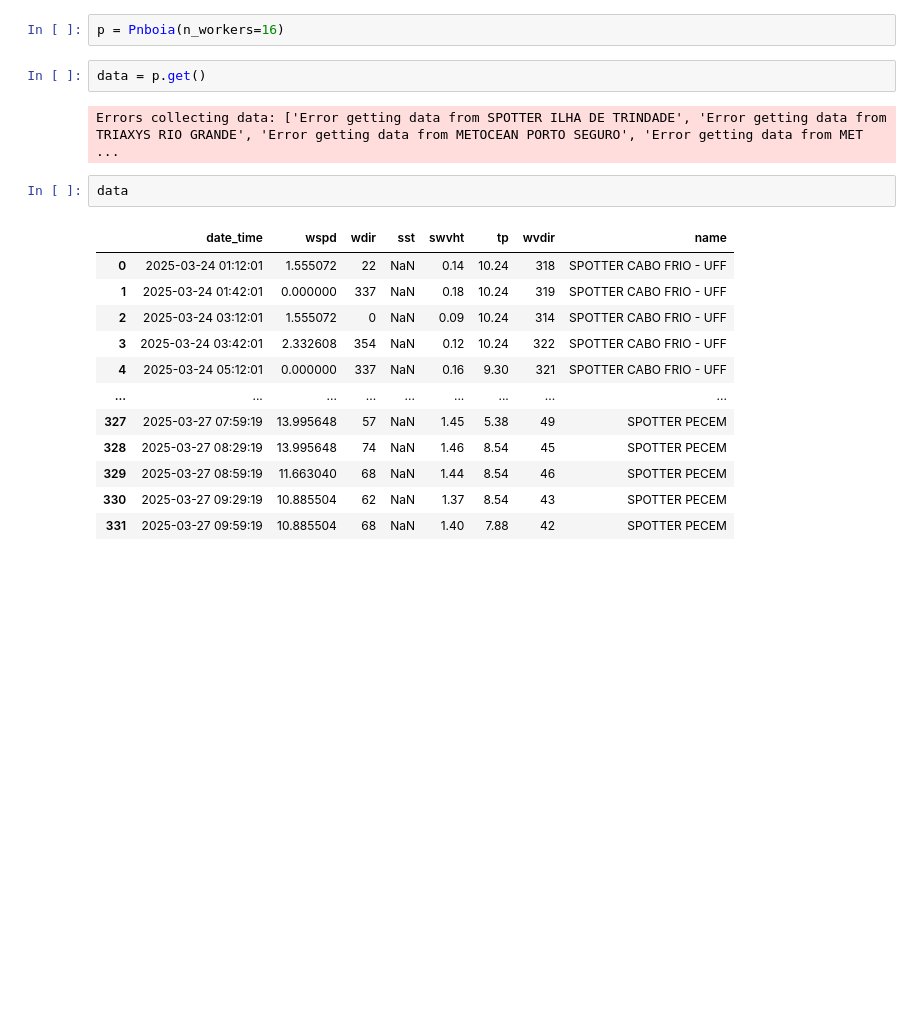
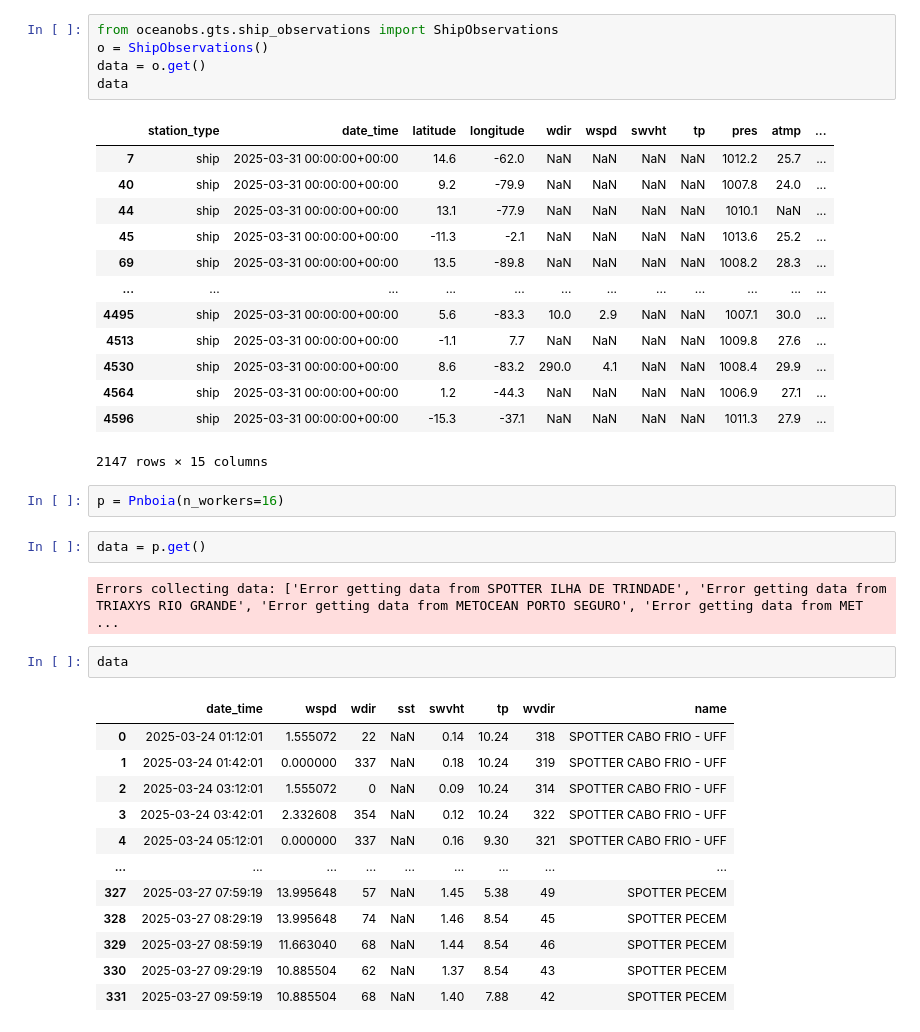
Before and after one commit to soutobias/oceanoobsbrasil, a Jupyter notebook: examples/notebooks/buoys/Untitled.ipynb, the cells around one changed output. Cells and saved outputs as stored; diff of their text form; blank space fills up the shorter version.

```diff
--- a/examples/notebooks/buoys/Untitled.ipynb
+++ b/examples/notebooks/buoys/Untitled.ipynb
@@ -89,3 +158,22 @@ df
+# %%
+from oceanobs.gts.ship_observations import ShipObservations
+o = ShipObservations()
+data = o.get()
+data
+# %% [output]
+|  | station_type | date_time | latitude | longitude | wdir | wspd | swvht | tp | pres | atmp | ... |
+| 7 | ship | 2025-03-31 00:00:00+00:00 | 14.6 | -62.0 | NaN | NaN | NaN | NaN | 1012.2 | 25.7 | ... |
+| 40 | ship | 2025-03-31 00:00:00+00:00 | 9.2 | -79.9 | NaN | NaN | NaN | NaN | 1007.8 | 24.0 | ... |
+| 44 | ship | 2025-03-31 00:00:00+00:00 | 13.1 | -77.9 | NaN | NaN | NaN | NaN | 1010.1 | NaN | ... |
+| 45 | ship | 2025-03-31 00:00:00+00:00 | -11.3 | -2.1 | NaN | NaN | NaN | NaN | 1013.6 | 25.2 | ... |
+| 69 | ship | 2025-03-31 00:00:00+00:00 | 13.5 | -89.8 | NaN | NaN | NaN | NaN | 1008.2 | 28.3 | ... |
+| ... | ... | ... | ... | ... | ... | ... | ... | ... | ... | ... | ... |
+| 4495 | ship | 2025-03-31 00:00:00+00:00 | 5.6 | -83.3 | 10.0 | 2.9 | NaN | NaN | 1007.1 | 30.0 | ... |
+| 4513 | ship | 2025-03-31 00:00:00+00:00 | -1.1 | 7.7 | NaN | NaN | NaN | NaN | 1009.8 | 27.6 | ... |
+| 4530 | ship | 2025-03-31 00:00:00+00:00 | 8.6 | -83.2 | 290.0 | 4.1 | NaN | NaN | 1008.4 | 29.9 | ... |
+| 4564 | ship | 2025-03-31 00:00:00+00:00 | 1.2 | -44.3 | NaN | NaN | NaN | NaN | 1006.9 | 27.1 | ... |
+| 4596 | ship | 2025-03-31 00:00:00+00:00 | -15.3 | -37.1 | NaN | NaN | NaN | NaN | 1011.3 | 27.9 | ... |
+2147 rows × 15 columns
 # %%
 p = Pnboia(n_workers=16)
 # %%
```
Also changed, not shown: parts of 24 cells of this notebook, 6 other files.
